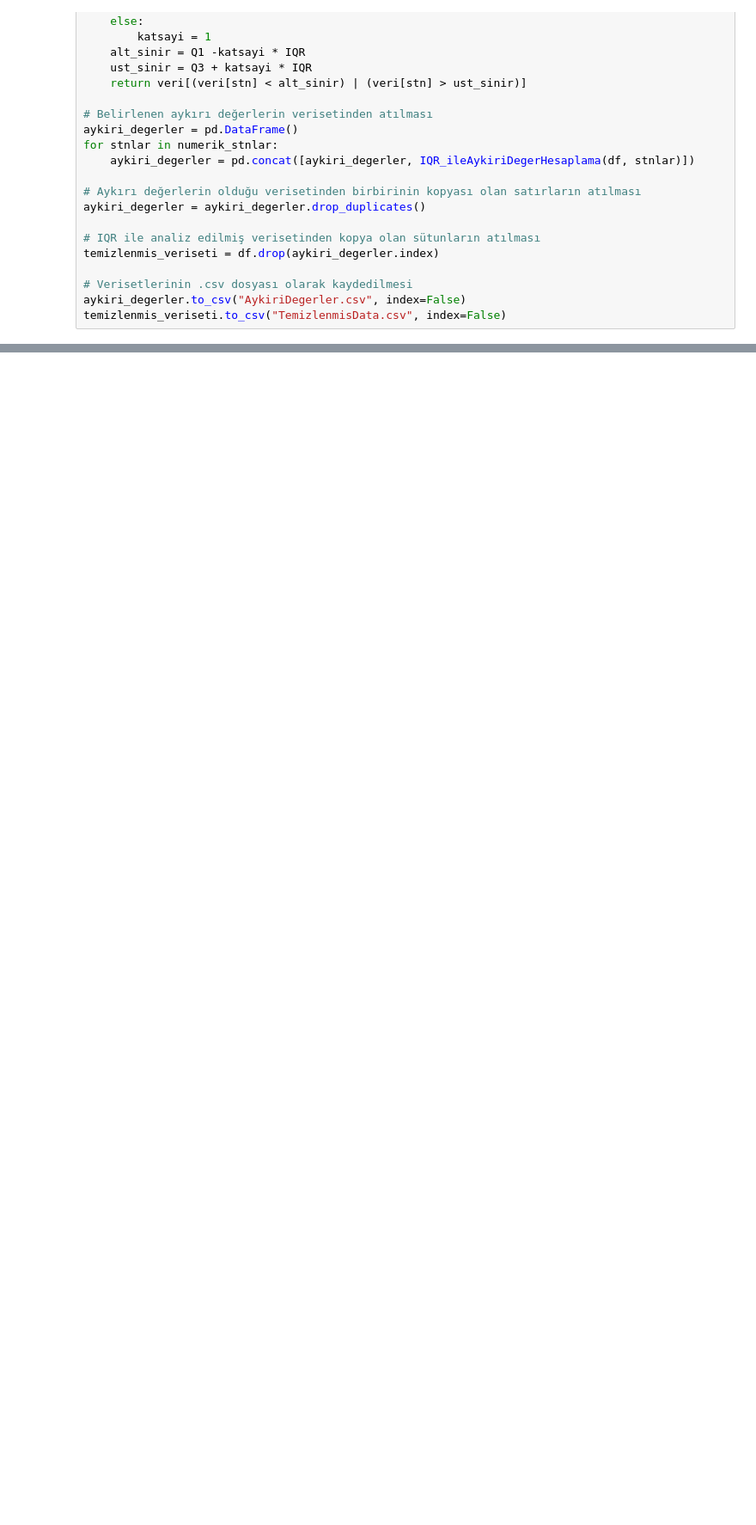
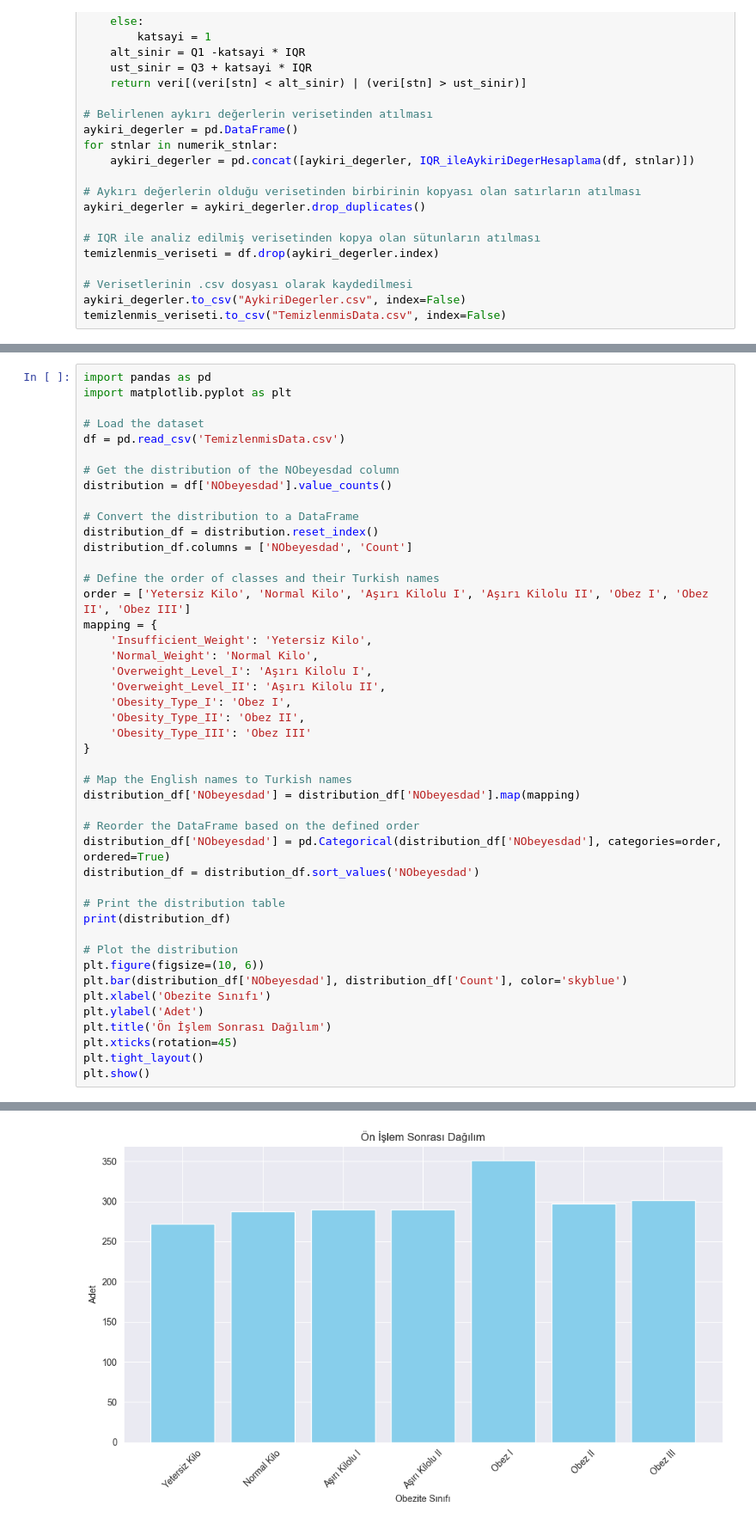
Before and after one commit to ArdaBayyram/Veri_Bilimi_Projesi_Obezite-Dataseti, a Jupyter notebook: main.ipynb, the cells around one changed output, grey strips where cells are left out. Shown at 86% size. Saved outputs shown, nothing was run; the diff lists cells and outputs as text; blank space fills up the shorter version.

```diff
--- a/main.ipynb
+++ b/main.ipynb
@@ -196,0 +252,46 @@ Naive Bayes         0.260766  0.151515    0.982143  0.262530
+# %%
+import pandas as pd
+import matplotlib.pyplot as plt
+
+# Load the dataset
+df = pd.read_csv('TemizlenmisData.csv')
+
+# Get the distribution of the NObeyesdad column
+distribution = df['NObeyesdad'].value_counts()
+
+# Convert the distribution to a DataFrame
+distribution_df = distribution.reset_index()
+distribution_df.columns = ['NObeyesdad', 'Count']
+
+# Define the order of classes and their Turkish names
+order = ['Yetersiz Kilo', 'Normal Kilo', 'Aşırı Kilolu I', 'Aşırı Kilolu II', 'Obez I', 'Obez II', 'Obez III']
+mapping = {
+    'Insufficient_Weight': 'Yetersiz Kilo',
+    'Normal_Weight': 'Normal Kilo',
+    'Overweight_Level_I': 'Aşırı Kilolu I',
+    'Overweight_Level_II': 'Aşırı Kilolu II',
+    'Obesity_Type_I': 'Obez I',
+    'Obesity_Type_II': 'Obez II',
+    'Obesity_Type_III': 'Obez III'
+}
+
+# Map the English names to Turkish names
+distribution_df['NObeyesdad'] = distribution_df['NObeyesdad'].map(mapping)
+
+# Reorder the DataFrame based on the defined order
+distribution_df['NObeyesdad'] = pd.Categorical(distribution_df['NObeyesdad'], categories=order, ordered=True)
+distribution_df = distribution_df.sort_values('NObeyesdad')
+
+# Print the distribution table
+print(distribution_df)
+
+# Plot the distribution
+plt.figure(figsize=(10, 6))
+plt.bar(distribution_df['NObeyesdad'], distribution_df['Count'], color='skyblue')
+plt.xlabel('Obezite Sınıfı')
+plt.ylabel('Adet')
+plt.title('Ön İşlem Sonrası Dağılım')
+plt.xticks(rotation=45)
+plt.tight_layout()
+plt.show()
+# %% [output]
@@ -196,0 +306 @@ Naive Bayes         0.260766  0.151515    0.982143  0.262530
+[figure, added]
```
Also changed, not shown: parts of 3 cells of this notebook.
